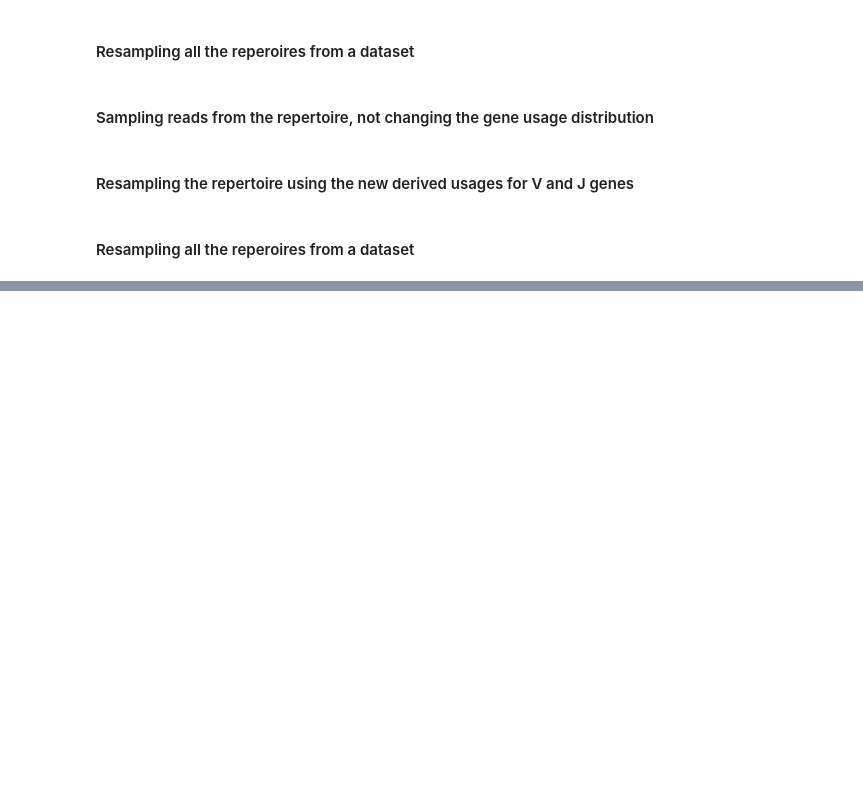
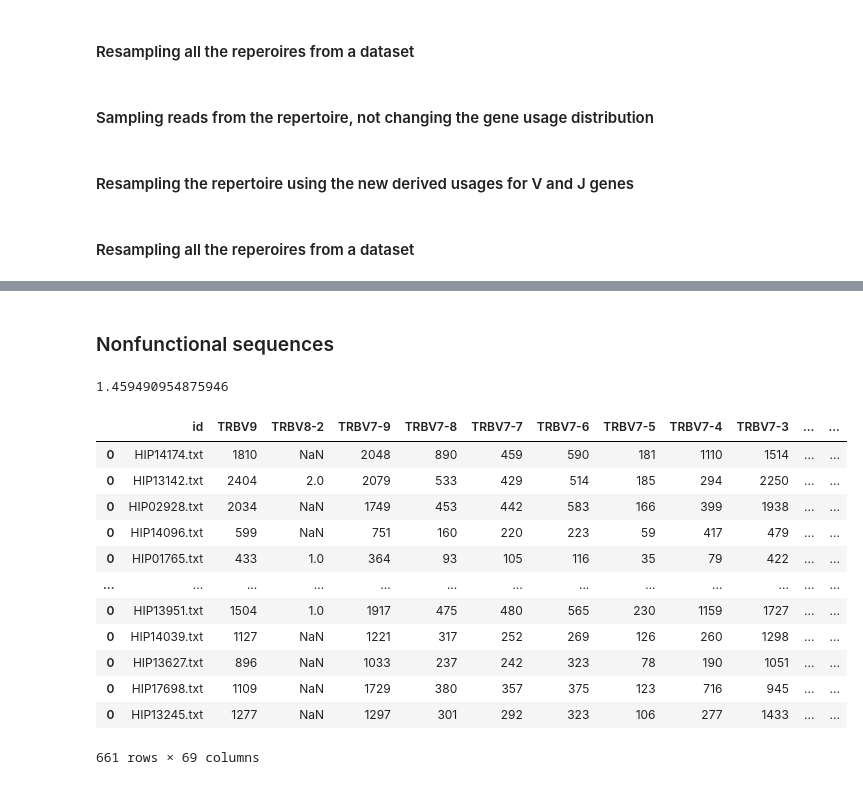
Before and after one commit to Olga-Bagrova/RepSeq_TCRanalysis, a Jupyter notebook: notebooks/repertoire_resampling.ipynb, the cells around one changed output, grey strips where cells are left out. Drawn from its saved outputs; the diff is of its cells as text; code cells hidden in the pictures; blank space fills up the shorter version.

```diff
--- a/notebooks/repertoire_resampling.ipynb
+++ b/notebooks/repertoire_resampling.ipynb
@@ -823,0 +1368,55 @@ nf_trbj_matrix.to_csv('../../../data/cohort_I/nonfunctional_corrected/nf_j_clono
+# %% [markdown]
+### Nonfunctional sequences
+# %%
+metadata_path = '../../../data/cohort_II/metadata/metadata.txt'
+data_path = '../../../data/cohort_II/nonfunctional/'
+# %%
+t0 = time.time()
+
+df_v = pd.DataFrame()
+
+for file_name in tqdm(os.listdir(data_path)):
+    if file_name.endswith(".txt"):
+        with open(os.path.join(data_path, file_name), 'r') as file:
+            total_counts = 0
+            clonotype_v_dict = {}
+            clonotype_d_dict = {}
+            clonotype_j_dict = {}
+
+            header = file.readline()
+            for line in file.readlines():
+                data = line.strip().split('\t')
+                total_counts += int(data[0])
+                for clonotype in data[4:7]:
+                    clonotype = clonotype.split(',')[0]
+                    if 'V' in clonotype:
+                        if clonotype in clonotype_v_dict.keys():
+                            clonotype_v_dict[clonotype] += 1
+                        else:
+                            clonotype_v_dict[clonotype] = np.array([1])
+
+            clonotype_v_dict['id'] = file_name
+
+
+            if total_counts >= 10000:
+                df_v = pd.concat([df_v, pd.DataFrame(clonotype_v_dict)]).sort_index(axis=1, ascending=False)
+
+print((time.time() - t0)/60)
+# %% [output]
+1.459490954875946
+# %%
+df_v
+# %% [output]
+|  | id | TRBV9 | TRBV8-2 | TRBV7-9 | TRBV7-8 | TRBV7-7 | TRBV7-6 | TRBV7-5 | TRBV7-4 | TRBV7-3 | ... | ... |
+| 0 | HIP14174.txt | 1810 | NaN | 2048 | 890 | 459 | 590 | 181 | 1110 | 1514 | ... | ... |
+| 0 | HIP13142.txt | 2404 | 2.0 | 2079 | 533 | 429 | 514 | 185 | 294 | 2250 | ... | ... |
+| 0 | HIP02928.txt | 2034 | NaN | 1749 | 453 | 442 | 583 | 166 | 399 | 1938 | ... | ... |
+| 0 | HIP14096.txt | 599 | NaN | 751 | 160 | 220 | 223 | 59 | 417 | 479 | ... | ... |
+| 0 | HIP01765.txt | 433 | 1.0 | 364 | 93 | 105 | 116 | 35 | 79 | 422 | ... | ... |
+| ... | ... | ... | ... | ... | ... | ... | ... | ... | ... | ... | ... | ... |
+| 0 | HIP13951.txt | 1504 | 1.0 | 1917 | 475 | 480 | 565 | 230 | 1159 | 1727 | ... | ... |
+| 0 | HIP14039.txt | 1127 | NaN | 1221 | 317 | 252 | 269 | 126 | 260 | 1298 | ... | ... |
+| 0 | HIP13627.txt | 896 | NaN | 1033 | 237 | 242 | 323 | 78 | 190 | 1051 | ... | ... |
+| 0 | HIP17698.txt | 1109 | NaN | 1729 | 380 | 357 | 375 | 123 | 716 | 945 | ... | ... |
+| 0 | HIP13245.txt | 1277 | NaN | 1297 | 301 | 292 | 323 | 106 | 277 | 1433 | ... | ... |
+661 rows × 69 columns
```
Also changed, not shown: parts of 100 cells of this notebook.
